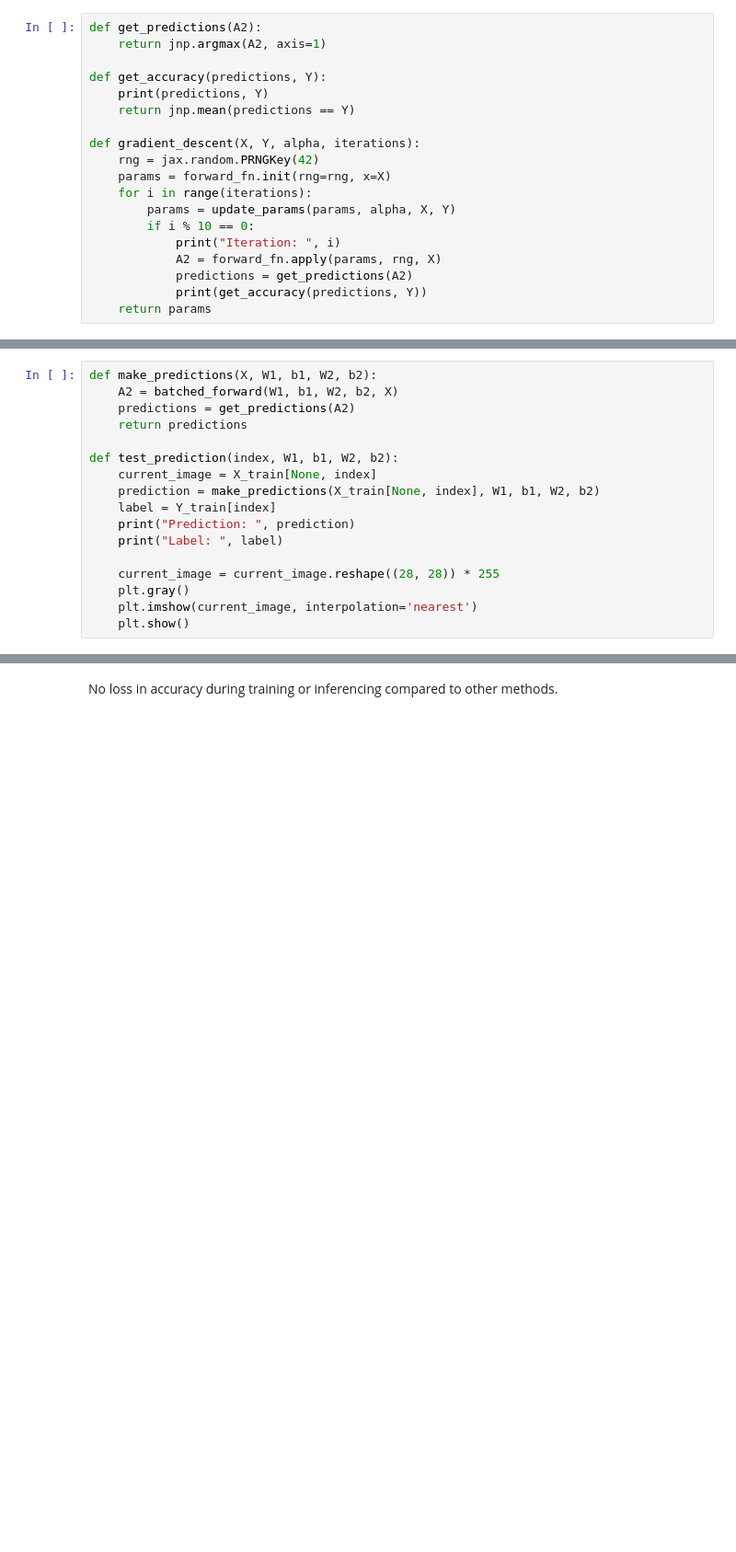
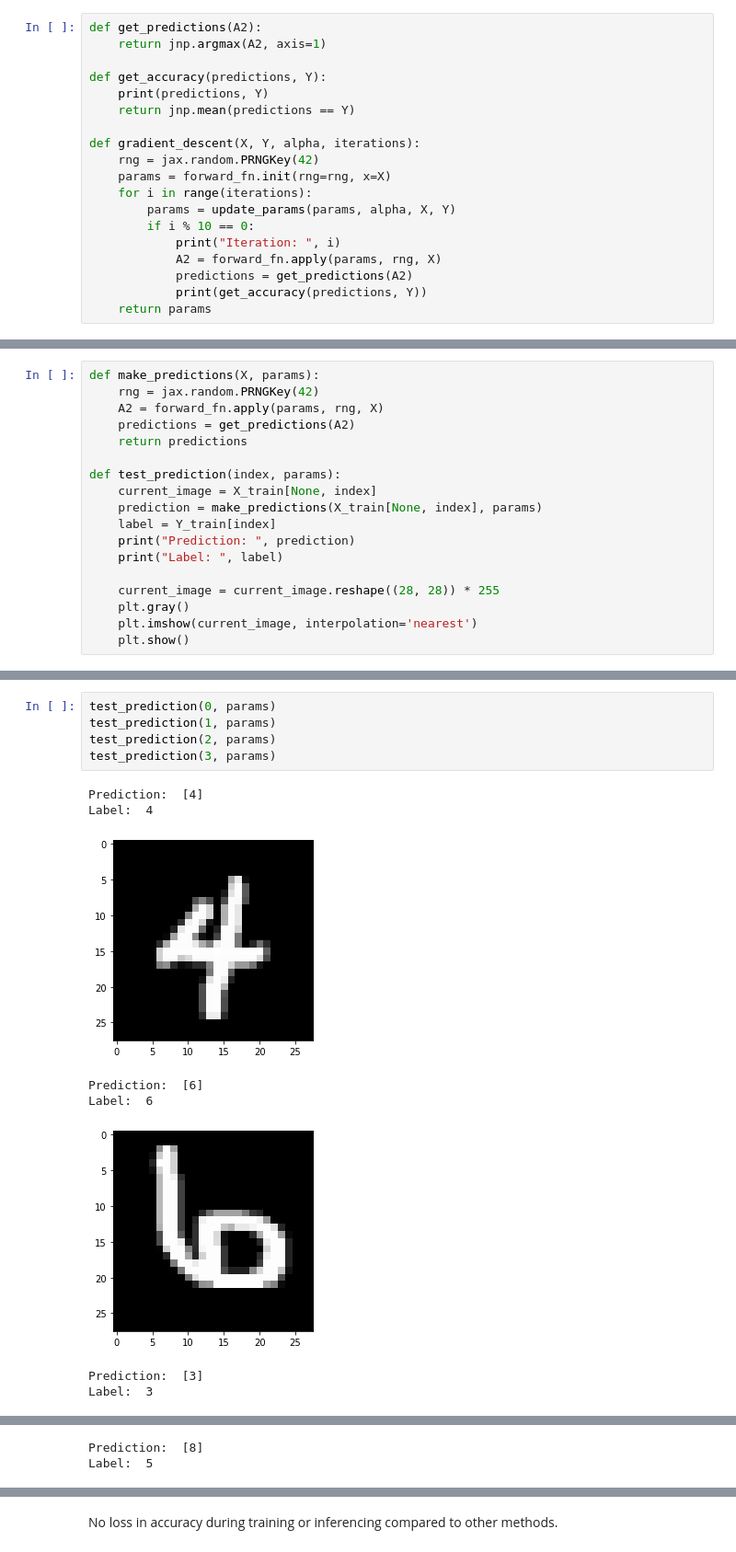
Before and after one commit to ChristianOrr/jax-basic-neural-network, a Jupyter notebook: jax_basic_nn_haiku.ipynb, the cells around one changed output, grey strips where cells are left out. Shown at 92% size. Cells and saved outputs as stored; diff of their text form; blank space fills up the shorter version.

Commit message:
updated prediction functions

```diff
--- a/jax_basic_nn_haiku.ipynb
+++ b/jax_basic_nn_haiku.ipynb
@@ -206,12 +206,13 @@ Iteration:  490
 # %%
-def make_predictions(X, W1, b1, W2, b2):
-    A2 = batched_forward(W1, b1, W2, b2, X)
+def make_predictions(X, params):
+    rng = jax.random.PRNGKey(42)
+    A2 = forward_fn.apply(params, rng, X)
     predictions = get_predictions(A2)
     return predictions
 
-def test_prediction(index, W1, b1, W2, b2):
+def test_prediction(index, params):
     current_image = X_train[None, index]
-    prediction = make_predictions(X_train[None, index], W1, b1, W2, b2)
+    prediction = make_predictions(X_train[None, index], params)
     label = Y_train[index]
     print("Prediction: ", prediction)
     print("Label: ", label)
@@ -240,0 +224,14 @@ Label:  1
+# %%
+test_prediction(0, params)
+test_prediction(1, params)
+test_prediction(2, params)
+test_prediction(3, params)
+# %% [output]
+Prediction:  [4]
+Label:  4
+[figure, added]
+Prediction:  [6]
+Label:  6
+[figure, added]
+Prediction:  [3]
+Label:  3
@@ -240,0 +239,2 @@ Label:  1
+Prediction:  [8]
+Label:  5
```
Also changed, not shown: parts of 5 cells of this notebook.
